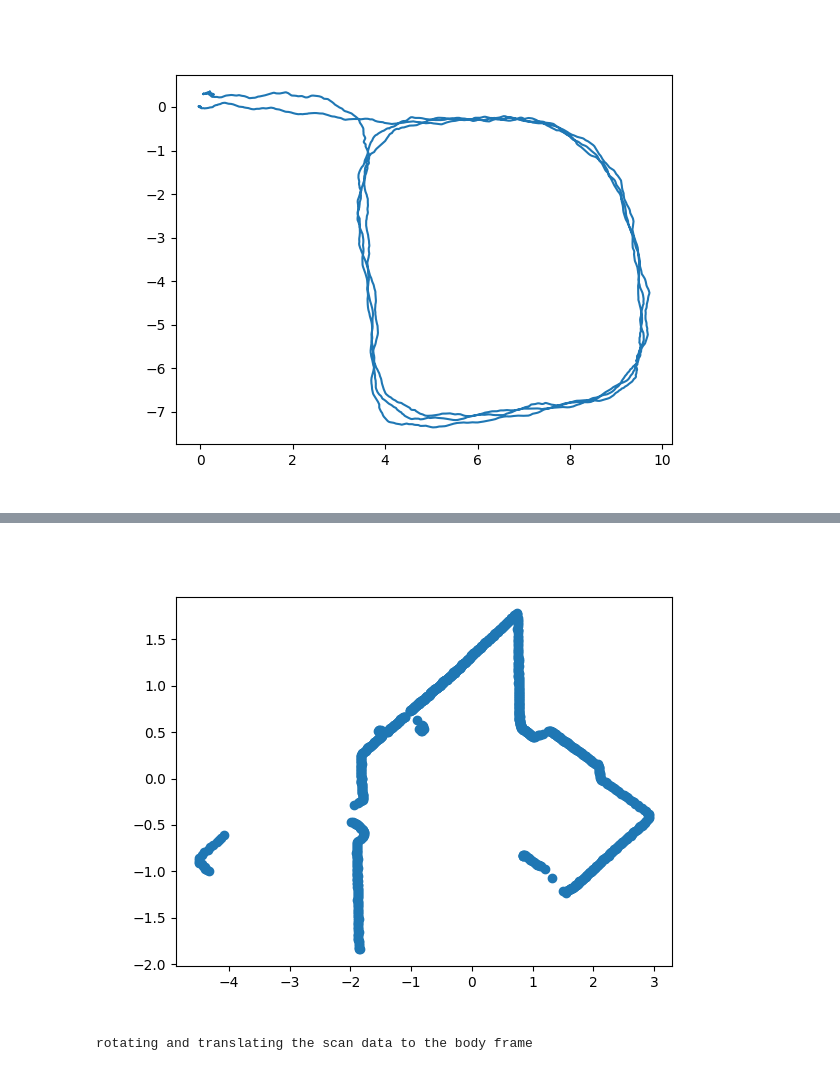
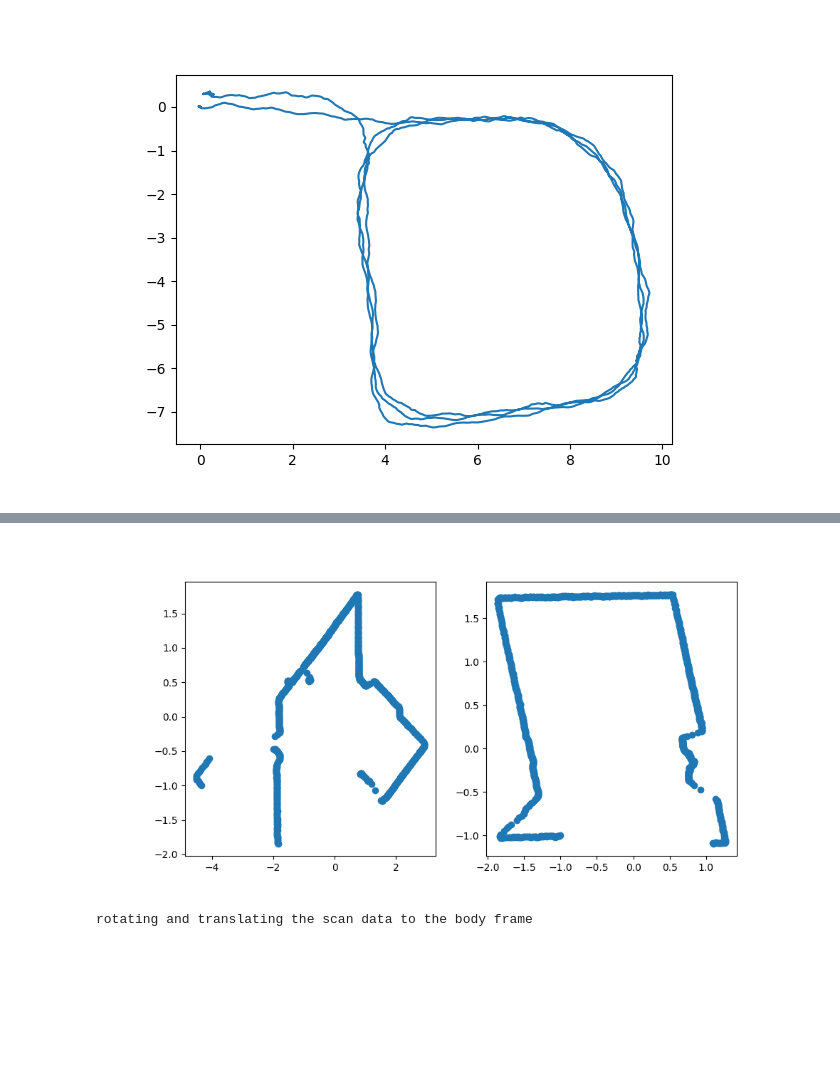
Before and after one commit to icheered/RPCN, a Jupyter notebook: Part_C/pointcloud.ipynb, the cells around one changed output, grey strips where cells are left out. Drawn from its saved outputs; the diff is of its cells as text; code cells hidden in the pictures; blank space fills up the shorter version.

```diff
--- a/Part_C/pointcloud.ipynb
+++ b/Part_C/pointcloud.ipynb
@@ -113,11 +113,14 @@ reading lidar scan data from:
 Lidar0 has 4001 scans, each with 1081 (x,y) coordinates
 Lidar1 has 4108 scans, each with 1081 (x,y) coordinates
 # %%
-plt.figure()
-plt.scatter(scan0[-1][0], scan0[-1][1])
+plt.figure(figsize=(10,5))
+plt.subplot(1,2,1)
+plt.scatter(scan0[-1][0],scan0[-1][1])
+plt.subplot(1,2,2)
+plt.scatter(scan1[-1][0],scan1[-1][1])
 plt.show()
 # %% [output]
-[figure, old version]
+[figure, new version]
 # %%
 print('rotating and translating the scan data to the body frame')
 
```
Also changed, not shown: parts of 3 cells of this notebook.
